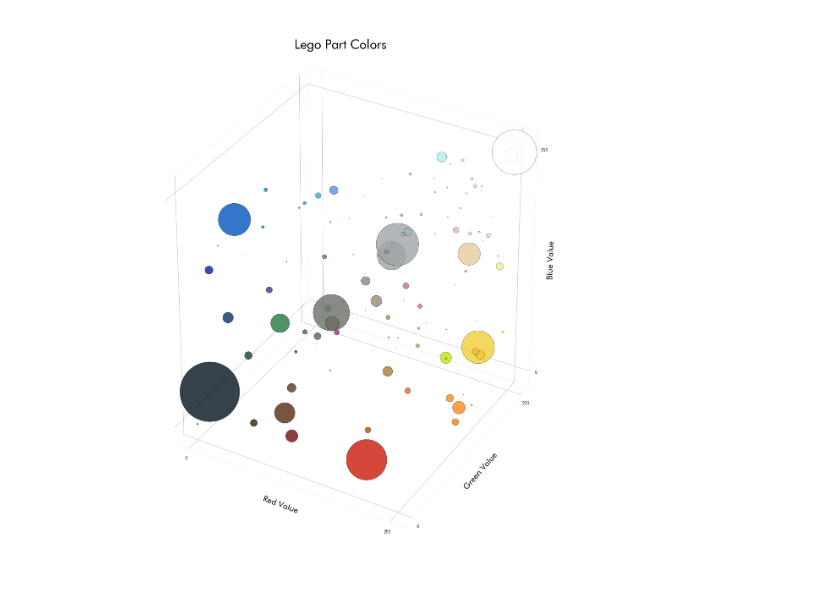
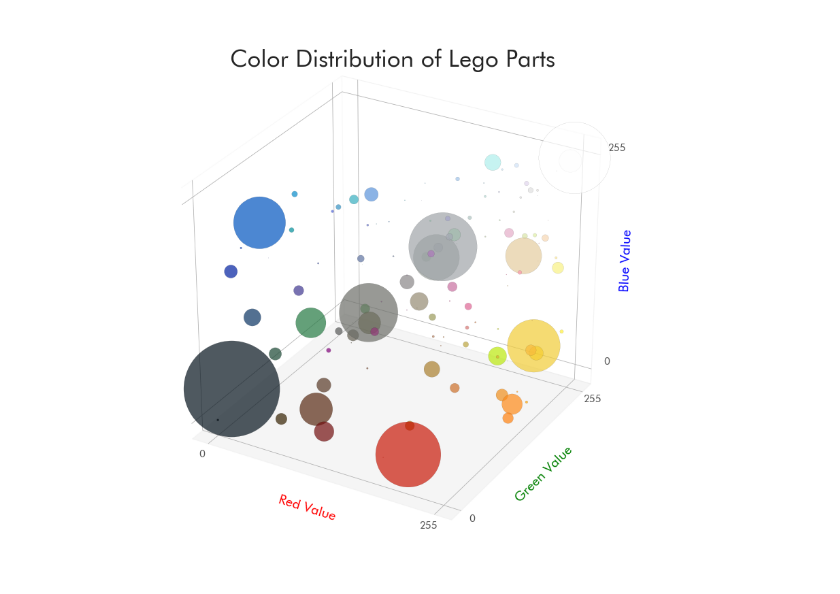
Before and after one commit to igotcharts/charts_and_more_charts, a Jupyter notebook: notebooks/lego.ipynb, the cells around one changed output. Cells and saved outputs as stored; diff of their text form; code cells hidden in the pictures.

Commit message:
drft of lego chart

```diff
--- a/notebooks/lego.ipynb
+++ b/notebooks/lego.ipynb
@@ -6,6 +7,7 @@ _,data,outputs = charts_function_list.folder_setup()
 lego = os.path.join(data,'lego-database')
 os.chdir(lego)
 # %%
+lego = os.path.join(data,'lego-database')
 df_values = [x.split('.csv')[0] for x in os.listdir(lego)]
 df_values.remove('downloads_schema.png') #known non .csv
 
@@ -20,4 +47,4 @@ def hex_to_rgb(value):
 # %%
-#begin with the colors
-colors = lego_d["colors"]
-colors = pd.concat([colors,pd.DataFrame(list(colors['rgb'].apply(hex_to_rgb).values),columns=['R','G','B'])],axis=1)
+part_count = combined_parts.pivot_table('quantity',index='rgb',aggfunc='sum').reset_index()
+part_count = pd.concat([part_count,pd.DataFrame(list(part_count.reset_index()['rgb'].apply(hex_to_rgb)),columns=['R','G','B'])],
+          axis=1)
@@ -33,7 +50,0 @@ lego_d["inventory_parts"]['color_hex'] = lego_d["inventory_parts"]['color_id'].m
-# %%
-lego_d["inventory_parts"] = pd.concat([lego_d["inventory_parts"],pd.DataFrame(list(lego_d["inventory_parts"]['color_hex'].apply(hex_to_rgb).values),columns=['R','G','B'])],axis=1)
-#lego_d["inventory_parts"] = lego_d["inventory_parts"].reset_index()
-lego_part_color_index = lego_d["inventory_parts"].pivot_table('quantity',index='color_hex',aggfunc='sum')
-rgb_values = pd.DataFrame(list(lego_part_color_index.reset_index()['color_hex'].apply(hex_to_rgb).values),columns=['R','G','B'])
-part_count = pd.concat([lego_part_color_index.reset_index(),rgb_values],axis=1)
-part_count['color_hex']= part_count['color_hex'].apply(lambda x: "#"+str(x))
@@ -61,34 +51,40 @@ part_count
 # %%
 from mpl_toolkits.mplot3d import Axes3D
 
-fig = plt.figure(figsize=(20,20))
-fig.suptitle('Lego Part Colors',size=30)
+fig = plt.figure(figsize=(14,12))
+fig.suptitle('Color Distribution of Lego Parts',size=35,color='#252525',x=.52)
 fig.subplots_adjust(top=.99)
 ax = fig.add_subplot(111, projection='3d')
 
-ax.scatter(part_count['R'],part_count['G'],part_count['B'],s=part_count['quantity']/20,c=part_count['color_hex'],alpha=.8,
-           edgecolor='black',linewidth=.5)
+ax.scatter(part_count['R'],part_count['G'],part_count['B'],s=part_count['quantity']/20,c='#'+part_count['rgb'],alpha=.7,
+           edgecolor='black',linewidth=.1)
 
-ax.set_xlabel('Red Value',fontsize=20)
-ax.set_ylabel('Green Value',fontsize=20)
-ax.set_zlabel('Blue Value',fontsize=20)
+#ax.scatter(255,255,255,s=part_count[part_count['rgb']=='FFFFFF']['quantity'].values/20,c='#FFFFFF',alpha=.8,
+ #          edgecolor='black',linewidth=.5)
+
+ax.set_xlabel('Red Value',fontsize=20,color='red')
+ax.set_ylabel('Green Value',fontsize=20,color='green')
+ax.set_zlabel('Blue Value',fontsize=20,color='blue')
 
 ax.xaxis.pane.fill = False
 ax.yaxis.pane.fill = False
-ax.zaxis.pane.fill = False
+ax.zaxis.pane.fill = True
 #ax.w_xaxis.set_pane_color((1.0, 1.0, 1.0, 0.0))
 ax.w_xaxis.set_ticks([0,255])
 ax.w_yaxis.set_ticks([0,255])
 ax.w_zaxis.set_ticks([0,255])
 ax.w_xaxis.set_ticks_position('none')
 
 for t1 in ax.xaxis.get_ticklines():
     t1.set_visible(False)
 
 for t1 in ax.yaxis.get_ticklines():
     t1.set_visible(False)
 
 for t1 in ax.zaxis.get_ticklines():
     t1.set_visible(False)
+
+ax.tick_params(labelsize=15,labelcolor='#525252',labeltop=True,
+               labelbottom=False,labelleft=False,labelright=True,pad=8)
 # %% [output]
-[figure, old version]
+[figure, new version]
```
Also changed, not shown: parts of 11 cells of this notebook, 1 other file.
